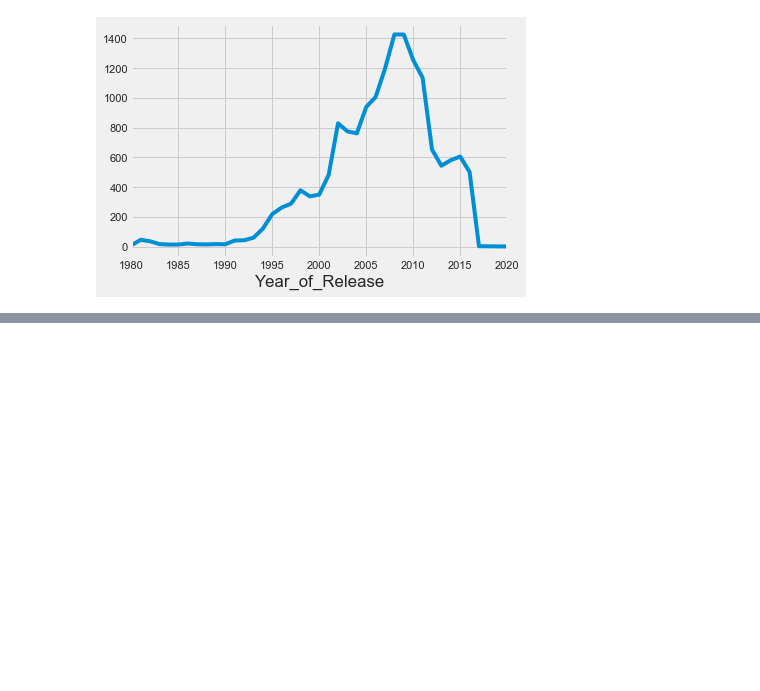
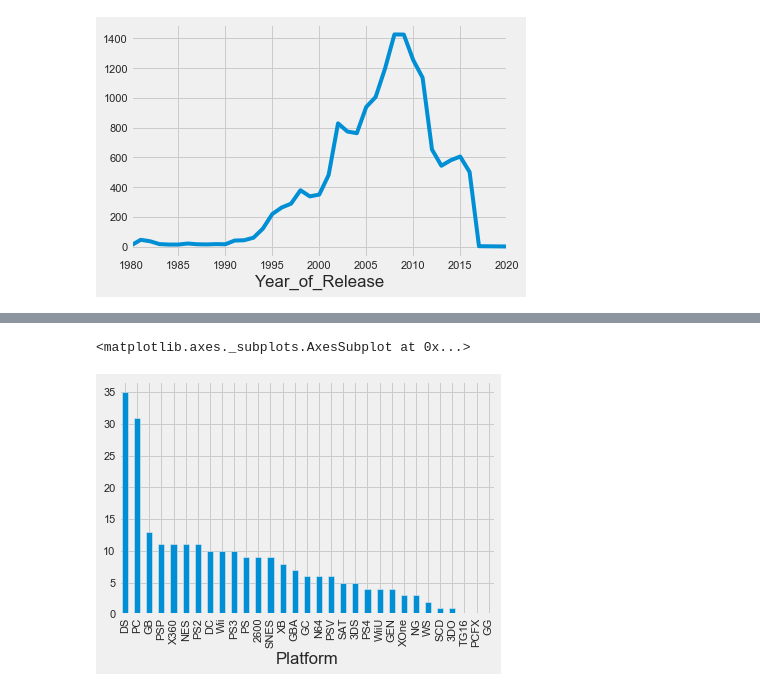
Before and after one commit to Noixas/DataMadness-2020-Video-Games-Sales-2019, a Jupyter notebook: datamadness.ipynb, the cells around one changed output, grey strips where cells are left out. Drawn from its saved outputs; the diff is of its cells as text; code cells hidden in the pictures; blank space fills up the shorter version.

```diff
--- a/datamadness.ipynb
+++ b/datamadness.ipynb
@@ -238,0 +291,11 @@ plt.show()
+# %%
+#Get first year and last year per platform
+df_y_pl = df.sort_values(['Year_of_Release','Platform'],ascending=True).groupby('Platform').Year_of_Release
+start_pl = df_y_pl.first()
+end_pl = df_y_pl.last()
+years_platform = end_pl-start_pl
+years_platform
+years_platform.sort_values(ascending=False).plot.bar()
+# %% [output]
+<matplotlib.axes._subplots.AxesSubplot at 0x...>
+[figure, added]
```
Also changed, not shown: parts of 10 cells of this notebook.
